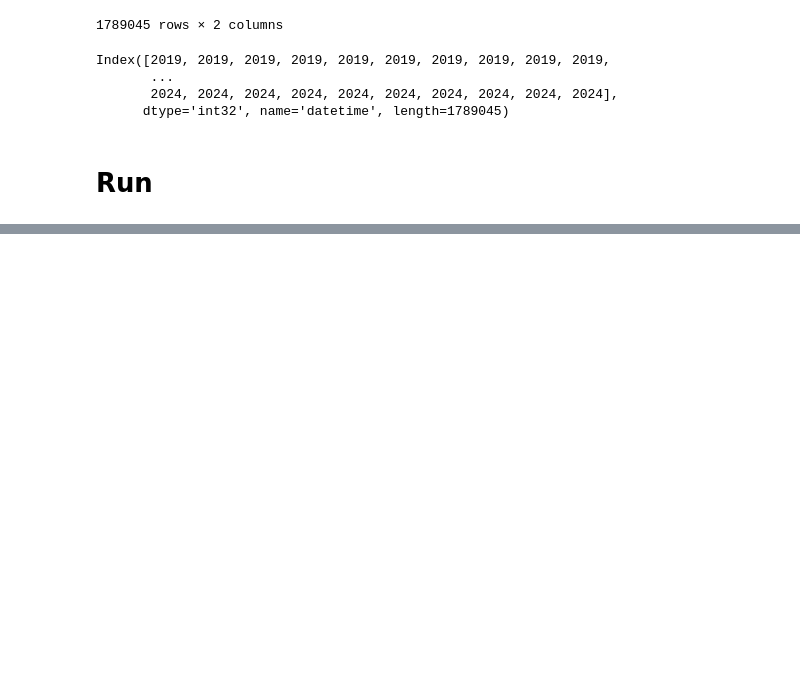
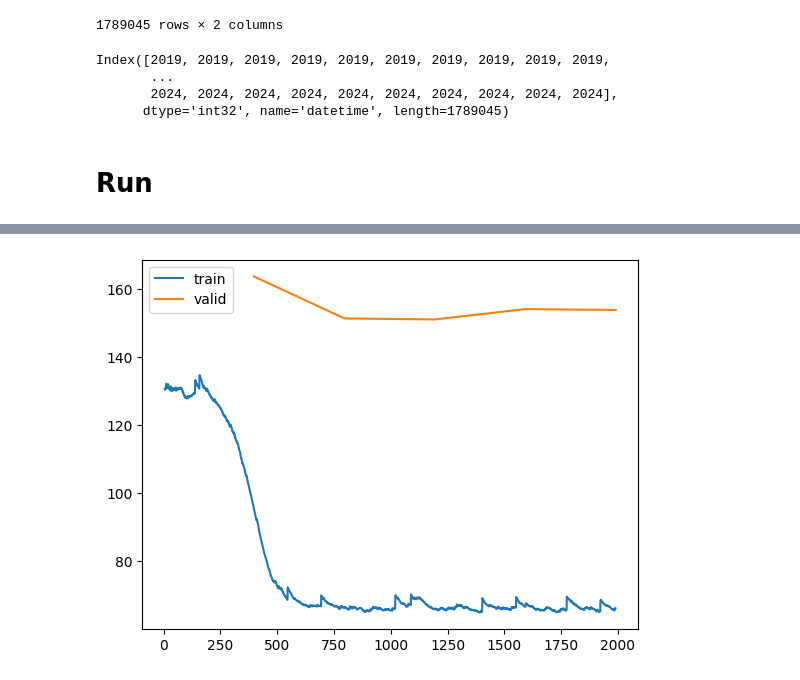
Before and after one commit to Magellol/montreal-aqi-predictions, a Jupyter notebook: index.ipynb, the cells around one changed output, grey strips where cells are left out. Saved outputs shown, nothing was run; the diff lists cells and outputs as text; code cells hidden in the pictures; blank space fills up the shorter version.

```diff
--- a/index.ipynb
+++ b/index.ipynb
@@ -136,0 +132,2 @@ learn.fit_one_cycle(5)
+# %%
+learn.fit_one_cycle(5, 0.003)
@@ -136,0 +142,4 @@ learn.fit_one_cycle(5)
+# %%
+learn.recorder.plot_loss()
+# %% [output]
+[figure, added]
```
Also changed, not shown: parts of 9 cells of this notebook.
